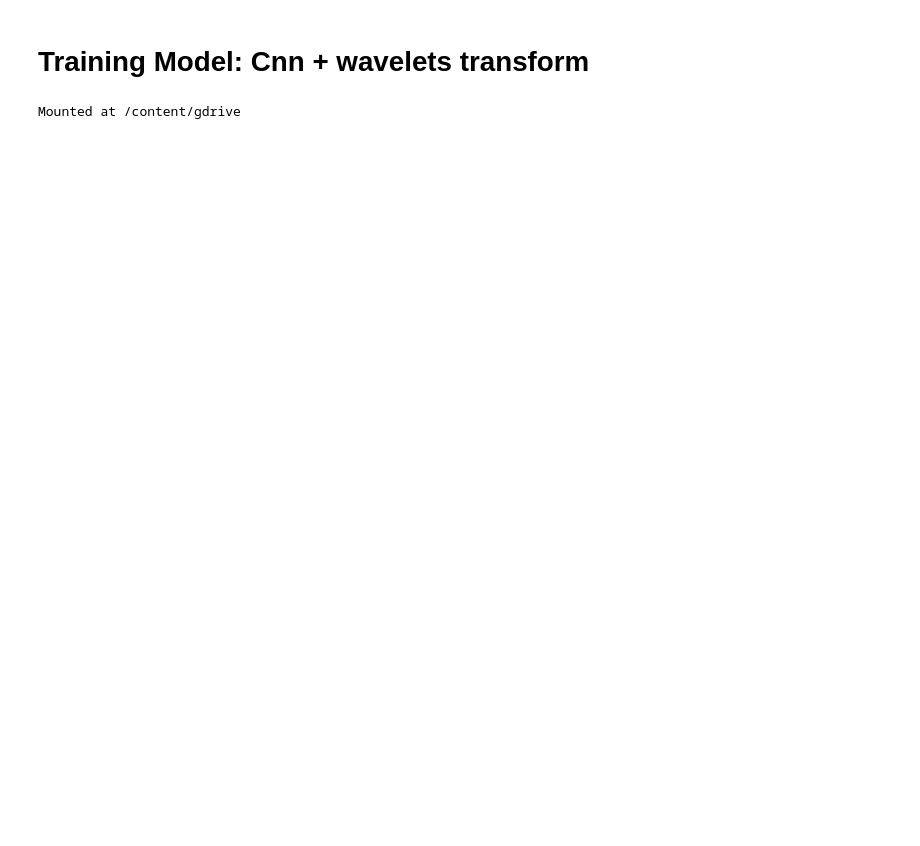
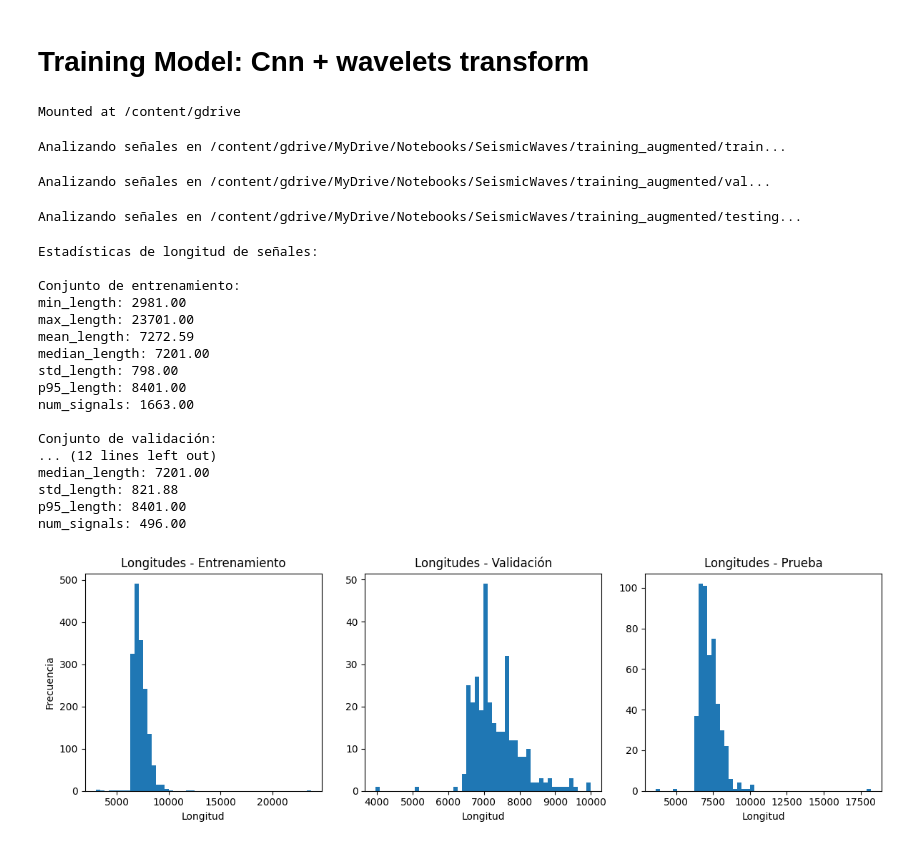
Before and after one commit to Camgomocod/SeismicWaves, a Jupyter notebook: notebooks/06_training.ipynb, the cells around one changed output. Cells and saved outputs as stored; diff of their text form; code cells hidden in the pictures; blank space fills up the shorter version.

```diff
--- a/notebooks/06_training.ipynb
+++ b/notebooks/06_training.ipynb
@@ -29 +64,65 @@ features_path = f'{base_path}/Notebooks/SeismicWaves/procesing'
+# %%
+
+# Analizar cada conjunto de datos
+train_stats, train_lengths = analyze_signal_lengths(train_data_path)
+val_stats, val_lengths = analyze_signal_lengths(val_data_path)
+test_stats, test_lengths = analyze_signal_lengths(test_data_path)
+
+# Mostrar resultados
+print("\nEstadísticas de longitud de señales:")
+print("\nConjunto de entrenamiento:")
+for key, value in train_stats.items():
+    print(f"{key}: {value:.2f}")
+
+print("\nConjunto de validación:")
+for key, value in val_stats.items():
+    print(f"{key}: {value:.2f}")
+
+print("\nConjunto de prueba:")
+for key, value in test_stats.items():
+    print(f"{key}: {value:.2f}")
+
+# Visualizar distribución de longitudes
+plt.figure(figsize=(12, 4))
+
+plt.subplot(131)
+plt.hist(train_lengths, bins=50)
+plt.title("Longitudes - Entrenamiento")
+plt.xlabel("Longitud")
+plt.ylabel("Frecuencia")
+
+plt.subplot(132)
+plt.hist(val_lengths, bins=50)
+plt.title("Longitudes - Validación")
+plt.xlabel("Longitud")
+
+plt.subplot(133)
+plt.hist(test_lengths, bins=50)
+plt.title("Longitudes - Prueba")
+plt.xlabel("Longitud")
+
+plt.tight_layout()
+plt.show()
+# %% [output]
+Analizando señales en /content/gdrive/MyDrive/Notebooks/SeismicWaves/training_augmented/train...
+Analizando señales en /content/gdrive/MyDrive/Notebooks/SeismicWaves/training_augmented/val...
+Analizando señales en /content/gdrive/MyDrive/Notebooks/SeismicWaves/training_augmented/testing...
+Estadísticas de longitud de señales:
+
+Conjunto de entrenamiento:
+min_length: 2981.00
+max_length: 23701.00
+mean_length: 7272.59
+median_length: 7201.00
+std_length: 798.00
+p95_length: 8401.00
+num_signals: 1663.00
+
+Conjunto de validación:
+... (12 lines left out)
+median_length: 7201.00
+std_length: 821.88
+p95_length: 8401.00
+num_signals: 496.00
+[figure, added]
 # %%
```
Also changed, not shown: parts of 12 cells of this notebook.
